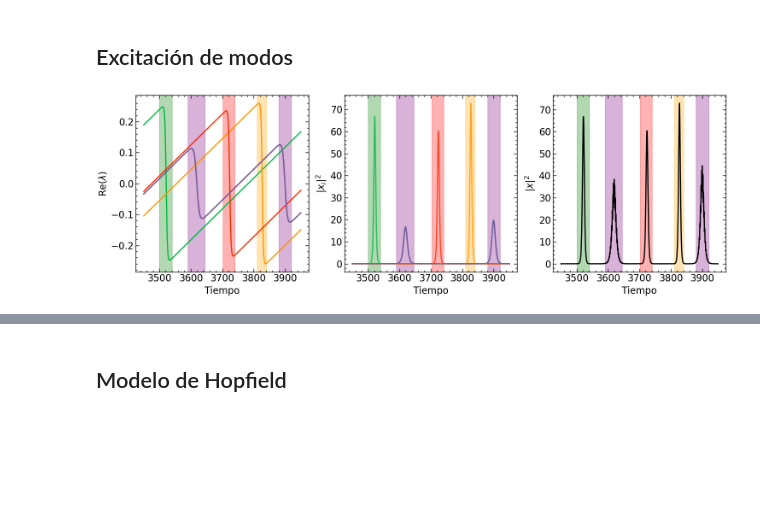
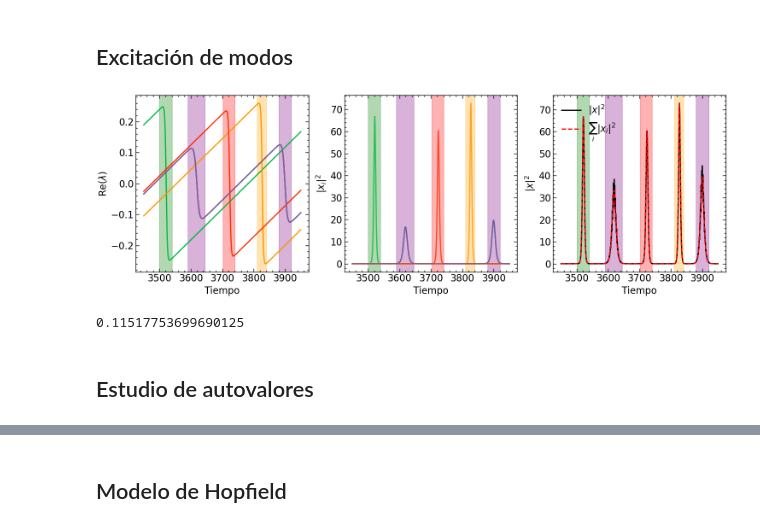
Before and after one commit to OlmoGH/Edge-of-chaos, a Jupyter notebook: Autovalores_de_matrices/LaTex/figuras.ipynb, the cells around one changed output, grey strips where cells are left out. Cells and saved outputs as stored; diff of their text form; code cells hidden in the pictures; blank space fills up the shorter version.

```diff
--- a/Autovalores_de_matrices/LaTex/figuras.ipynb
+++ b/Autovalores_de_matrices/LaTex/figuras.ipynb
@@ -366,6 +368,8 @@ l_tracked_evecs = np.linalg.inv(r_tracked_evecs)
 
 projections = np.abs(np.einsum('tij,tj->ti', l_tracked_evecs, X))**2
 
+cross_terms = X_norm - np.sum(projections, axis=1)
+
 plt.style.use(['science', 'notebook'])
 plt.close()
 fig, ax = plt.subplots(ncols=3, figsize=(15, 5))
@@ -375,32 +379,41 @@ ax[0].set_xlabel("Tiempo")
 ax[0].set_ylabel(r"Re$(\lambda)$")
 ax[0].axvspan(xmin=3500, xmax=3540, color='green', alpha=0.3)
 ax[0].axvspan(xmin=3590, xmax=3645, color='purple', alpha=0.3)
 ax[0].axvspan(xmin=3702, xmax=3740, color='red', alpha=0.3)
 ax[0].axvspan(xmin=3810, xmax=3840, color='orange', alpha=0.3)
 ax[0].axvspan(xmin=3880, xmax=3920, color='purple', alpha=0.3)
 
 for i in range(dim):
     ax[1].plot(t_eval, projections[:,i], alpha=0.8)
 ax[1].set_xlabel("Tiempo")
 ax[1].set_ylabel(r"$|x_i|^2$")
 ax[1].axvspan(xmin=3500, xmax=3540, color='green', alpha=0.3)
 ax[1].axvspan(xmin=3590, xmax=3645, color='purple', alpha=0.3)
 ax[1].axvspan(xmin=3702, xmax=3740, color='red', alpha=0.3)
 ax[1].axvspan(xmin=3810, xmax=3840, color='orange', alpha=0.3)
 ax[1].axvspan(xmin=3880, xmax=3920, color='purple', alpha=0.3)
 
 
 ax[2].set_xlabel("Tiempo")
-ax[2].plot(t_eval, X_norm, c='k')
+ax[2].plot(t_eval, X_norm, c='k', label=r"$|x|^2$")
+ax[2].plot(t_eval, np.sum(projections, axis=1), c='r', ls='--', label=r"$\sum_i|x_i|^2$")
 ax[2].set_ylabel(r"$|x|^2$")
 ax[2].axvspan(xmin=3500, xmax=3540, color='green', alpha=0.3)
 ax[2].axvspan(xmin=3590, xmax=3645, color='purple', alpha=0.3)
 ax[2].axvspan(xmin=3702, xmax=3740, color='red', alpha=0.3)
 ax[2].axvspan(xmin=3810, xmax=3840, color='orange', alpha=0.3)
 ax[2].axvspan(xmin=3880, xmax=3920, color='purple', alpha=0.3)
+ax[2].legend(loc='upper left')
 
 plt.tight_layout()
 plt.savefig("Figures/Picos.pdf")
 plt.show()
+
+error = np.linalg.norm(r_tracked_evecs[-1].conj().T @ r_tracked_evecs[-1] - np.eye(dim)) / (dim * (dim-1))
+
+print(error)
 # %% [output]
-[figure, old version]
+[figure, new version]
+0.11517753699690125
+# %% [markdown]
+## Estudio de autovalores
```
Also changed, not shown: parts of 28 cells of this notebook, 12 other files.
